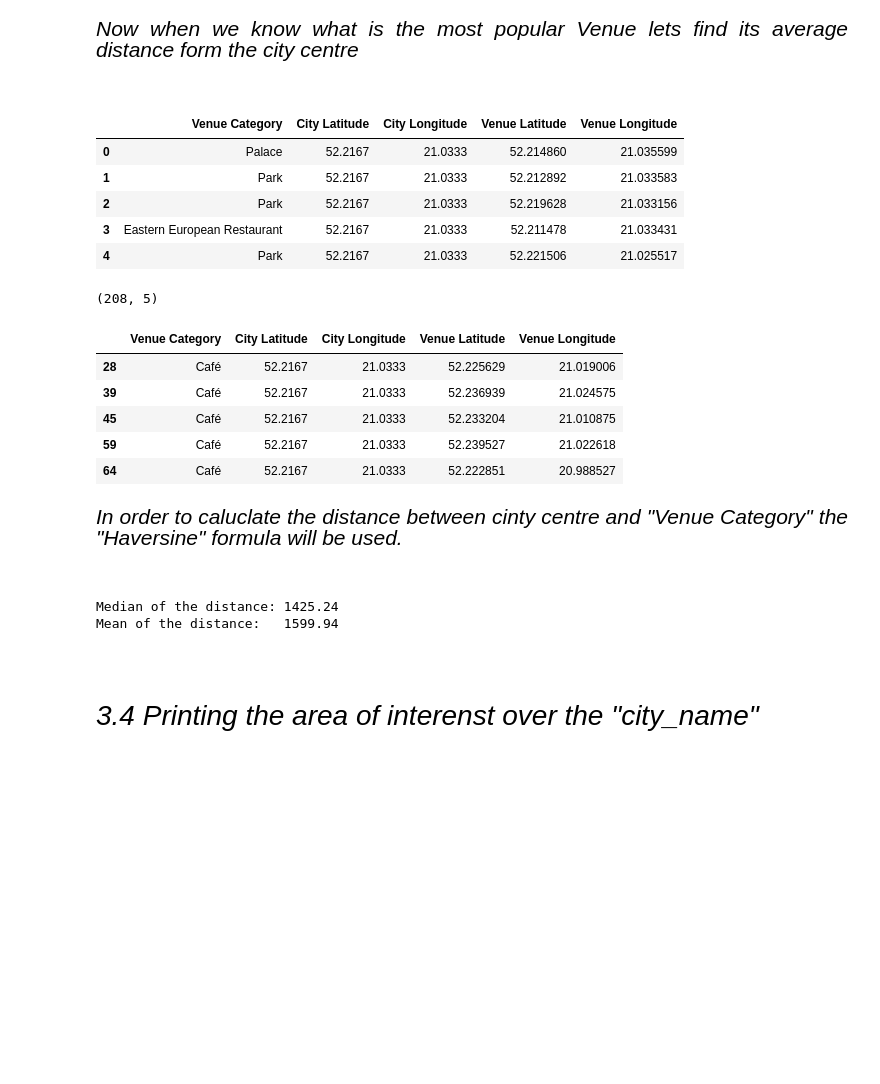
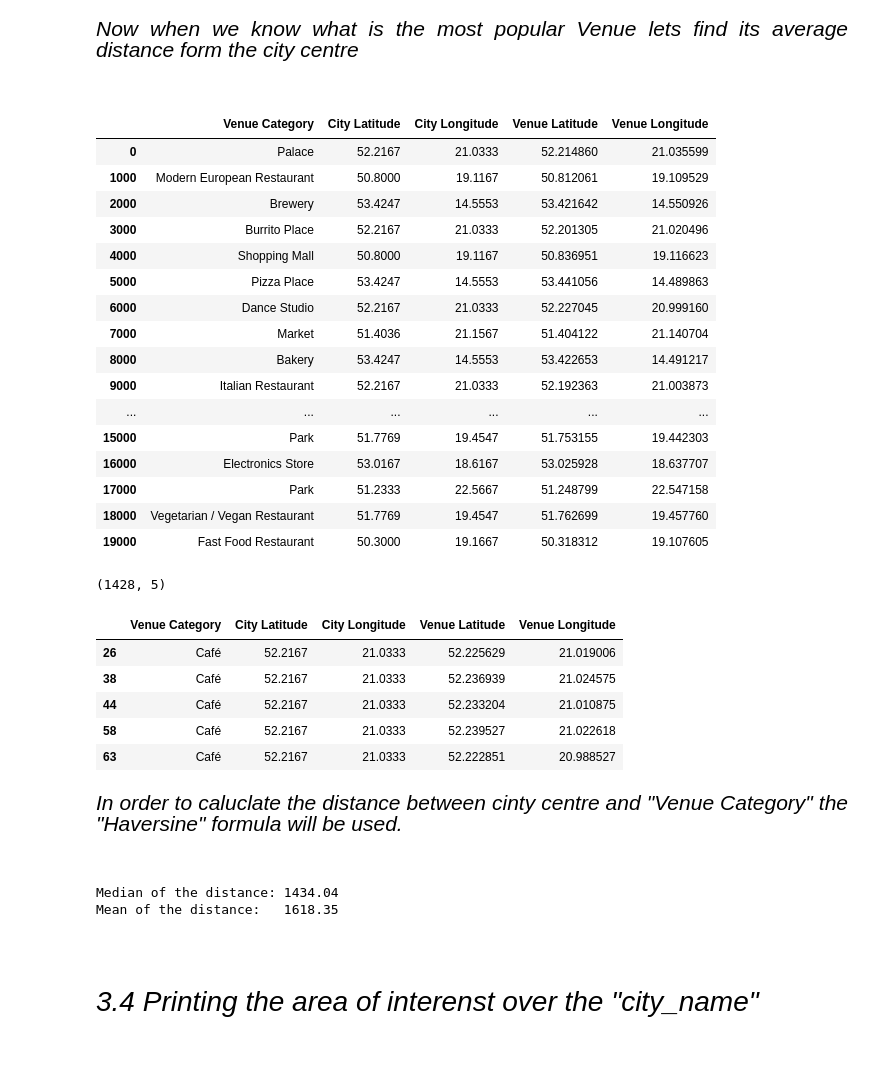
Before and after one commit to pmzubrzycki/Coursera_Capstone, a Jupyter notebook: Applied Data Science Capstone - Final Project.ipynb, the cells around one changed output. Drawn from its saved outputs; the diff is of its cells as text; code cells hidden in the pictures; blank space fills up the shorter version.

Commit message:
Published from Watson Studio.

```diff
--- a/Applied Data Science Capstone - Final Project.ipynb
+++ b/Applied Data Science Capstone - Final Project.ipynb
@@ -435,4 +422,0 @@ df_cities_for_analysis_venues.shape
-# %%
-#df_cities_for_analysis_venues.append(df_cities_for_analysis_venues_per_date)
-df_cities_for_analysis_venues = pd.concat([df_cities_for_analysis_venues, df_cities_for_analysis_venues_per_date])
-df_cities_for_analysis_venues
@@ -452,0 +423,2 @@ df_cities_for_analysis_venues
+# %%
+df_cities_for_analysis_venues = df_cities_for_analysis_venues.reset_index()
@@ -882,27 +923,38 @@ plt.plot()
 <br></br>
 # %%
 df_venue_optimize_location = df_cities_for_analysis_venues[['Venue Category', 'City Latitude',  'City Longitude', 'Venue Latitude', 'Venue Longitude']]
-df_venue_optimize_location.head()
+df_venue_optimize_location.iloc[0: 20000: 1000]
 # %% [output]
 |  | Venue Category | City Latitude | City Longitude | Venue Latitude | Venue Longitude |
 | 0 | Palace | 52.2167 | 21.0333 | 52.214860 | 21.035599 |
-| 1 | Park | 52.2167 | 21.0333 | 52.212892 | 21.033583 |
-| 2 | Park | 52.2167 | 21.0333 | 52.219628 | 21.033156 |
-| 3 | Eastern European Restaurant | 52.2167 | 21.0333 | 52.211478 | 21.033431 |
-| 4 | Park | 52.2167 | 21.0333 | 52.221506 | 21.025517 |
+| 1000 | Modern European Restaurant | 50.8000 | 19.1167 | 50.812061 | 19.109529 |
+| 2000 | Brewery | 53.4247 | 14.5553 | 53.421642 | 14.550926 |
+| 3000 | Burrito Place | 52.2167 | 21.0333 | 52.201305 | 21.020496 |
+| 4000 | Shopping Mall | 50.8000 | 19.1167 | 50.836951 | 19.116623 |
+| 5000 | Pizza Place | 53.4247 | 14.5553 | 53.441056 | 14.489863 |
+| 6000 | Dance Studio | 52.2167 | 21.0333 | 52.227045 | 20.999160 |
+| 7000 | Market | 51.4036 | 21.1567 | 51.404122 | 21.140704 |
+| 8000 | Bakery | 53.4247 | 14.5553 | 53.422653 | 14.491217 |
+| 9000 | Italian Restaurant | 52.2167 | 21.0333 | 52.192363 | 21.003873 |
+| ... | ... | ... | ... | ... | ... |
+| 15000 | Park | 51.7769 | 19.4547 | 51.753155 | 19.442303 |
+| 16000 | Electronics Store | 53.0167 | 18.6167 | 53.025928 | 18.637707 |
+| 17000 | Park | 51.2333 | 22.5667 | 51.248799 | 22.547158 |
+| 18000 | Vegetarian / Vegan Restaurant | 51.7769 | 19.4547 | 51.762699 | 19.457760 |
+| 19000 | Fast Food Restaurant | 50.3000 | 19.1667 | 50.318312 | 19.107605 |
 # %%
 # Caffe
 df_venue_optimize_location_caffe = df_venue_optimize_location[df_venue_optimize_location['Venue Category'] == 'Café']
 print(df_venue_optimize_location_caffe.shape)
 df_venue_optimize_location_caffe.head()
 # %% [output]
-(208, 5)
+(1428, 5)
 |  | Venue Category | City Latitude | City Longitude | Venue Latitude | Venue Longitude |
-| 28 | Café | 52.2167 | 21.0333 | 52.225629 | 21.019006 |
-| 39 | Café | 52.2167 | 21.0333 | 52.236939 | 21.024575 |
-| 45 | Café | 52.2167 | 21.0333 | 52.233204 | 21.010875 |
-| 59 | Café | 52.2167 | 21.0333 | 52.239527 | 21.022618 |
-| 64 | Café | 52.2167 | 21.0333 | 52.222851 | 20.988527 |
+| 26 | Café | 52.2167 | 21.0333 | 52.225629 | 21.019006 |
+| 38 | Café | 52.2167 | 21.0333 | 52.236939 | 21.024575 |
+| 44 | Café | 52.2167 | 21.0333 | 52.233204 | 21.010875 |
+| 58 | Café | 52.2167 | 21.0333 | 52.239527 | 21.022618 |
+| 63 | Café | 52.2167 | 21.0333 | 52.222851 | 20.988527 |
 # %% [markdown]
 <p style="font-family: Arial; font-size:1.5em; padding=0.1em color:black; text-align: justify">
     <em>
@@ -950,8 +1002,8 @@ venue_loc_mean = statistics.mean(distance_list)
 print('Median of the distance:\t{:.2f}'.format(venue_loc_median))
 print('Mean of the distance:\t{:.2f}'.format(venue_loc_mean))
 # %% [output]
-Median of the distance: 1425.24
-Mean of the distance:   1599.94
+Median of the distance: 1434.04
+Mean of the distance:   1618.35
 # %% [markdown]
 <br><br>
 <p style="font-family: Arial; font-size:2em; padding=0em color:black; text-align: left">
```
Also changed, not shown: parts of 21 cells of this notebook.
